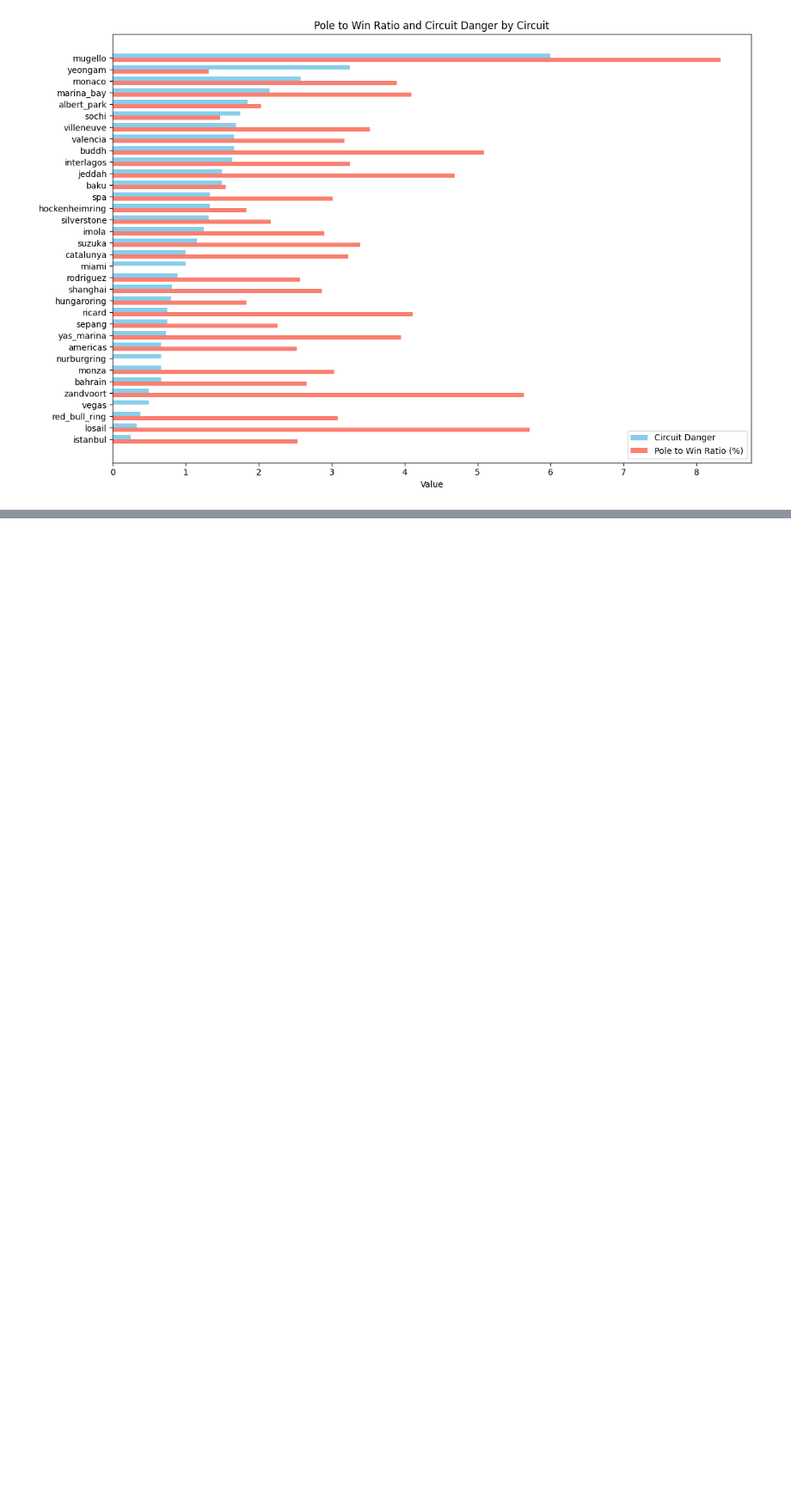
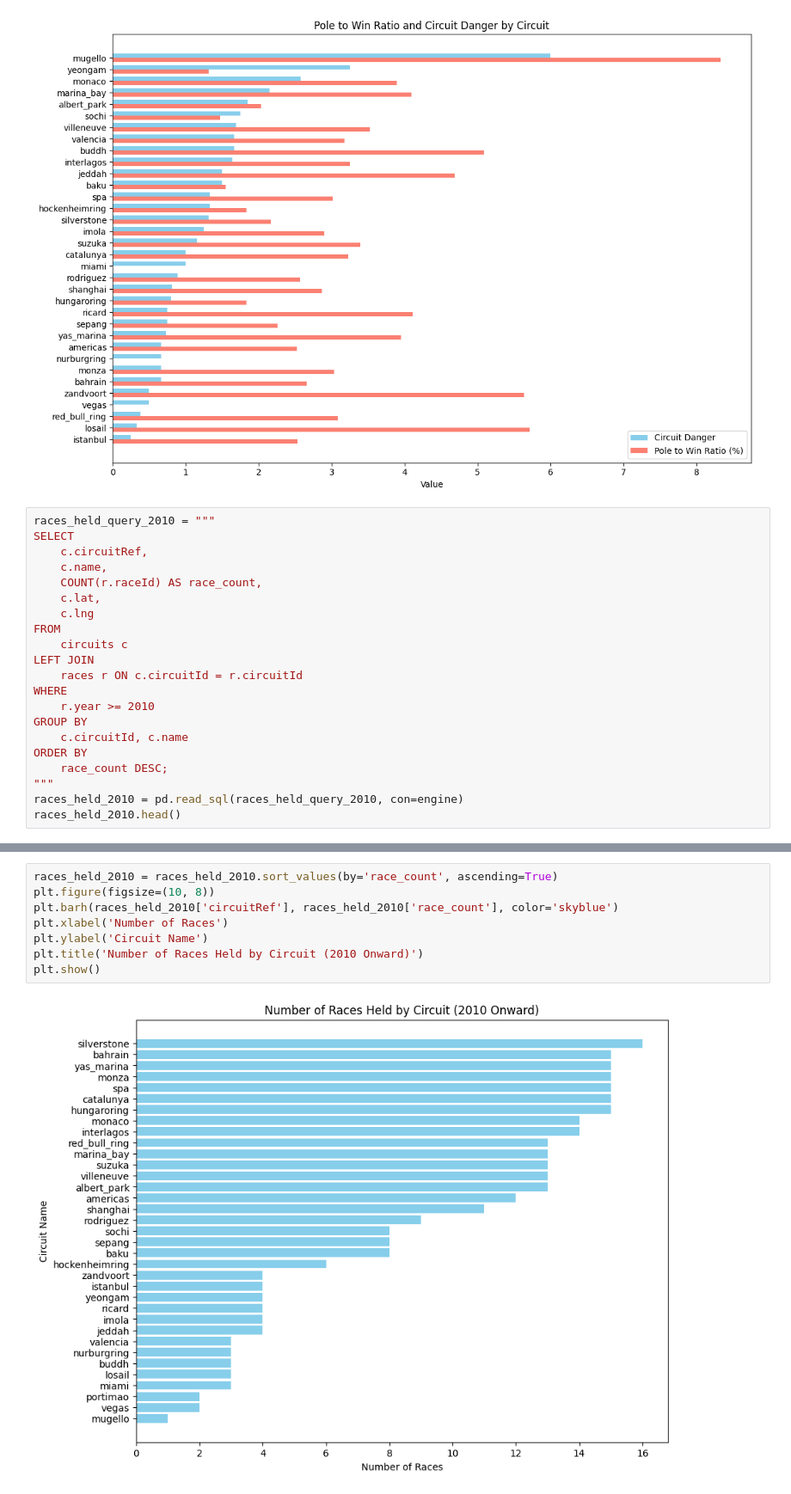
Before and after one commit to JuaniSimieli/F1-Predictions, a Jupyter notebook: EDA/EDA_Graphics.ipynb, the cells around one changed output, grey strips where cells are left out. Shown at 86% size. Drawn from its saved outputs; the diff is of its cells as text; blank space fills up the shorter version.

```diff
--- a/EDA/EDA_Graphics.ipynb
+++ b/EDA/EDA_Graphics.ipynb
@@ -188,3 +188,24 @@ plt.tight_layout()
 plt.show()
 # %% [output]
 [figure]
+# %%
+races_held_query_2010 = """
+SELECT
+    c.circuitRef,
+    c.name,
+    COUNT(r.raceId) AS race_count,
+    c.lat,
+    c.lng
+FROM
+    circuits c
+LEFT JOIN
+    races r ON c.circuitId = r.circuitId
+WHERE
+    r.year >= 2010
+GROUP BY
+    c.circuitId, c.name
+ORDER BY
+    race_count DESC;
+"""
+races_held_2010 = pd.read_sql(races_held_query_2010, con=engine)
+races_held_2010.head()
@@ -190,0 +219,10 @@ plt.show()
+# %%
+races_held_2010 = races_held_2010.sort_values(by='race_count', ascending=True)
+plt.figure(figsize=(10, 8))
+plt.barh(races_held_2010['circuitRef'], races_held_2010['race_count'], color='skyblue')
+plt.xlabel('Number of Races')
+plt.ylabel('Circuit Name')
+plt.title('Number of Races Held by Circuit (2010 Onward)')
+plt.show()
+# %% [output]
+[figure, added]
```
Also changed, not shown: parts of 6 cells of this notebook, 9 other files.
